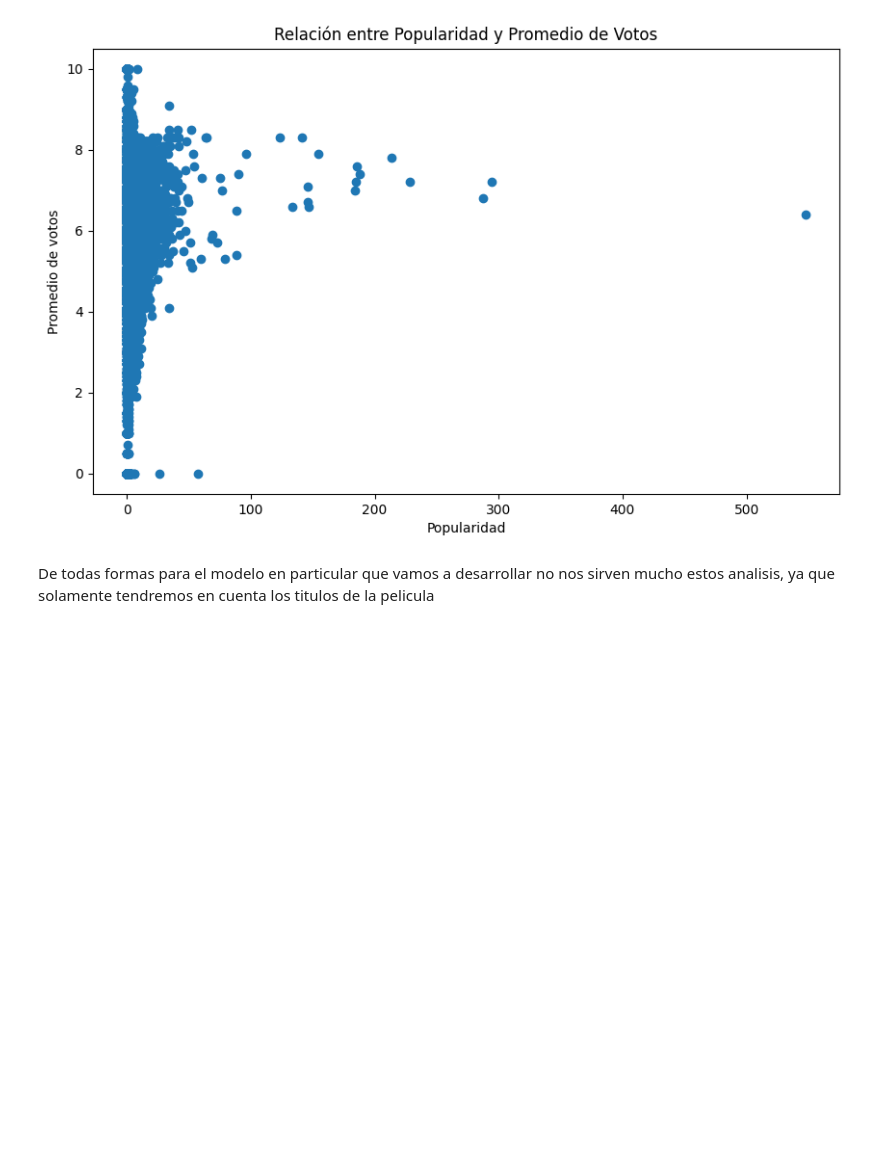
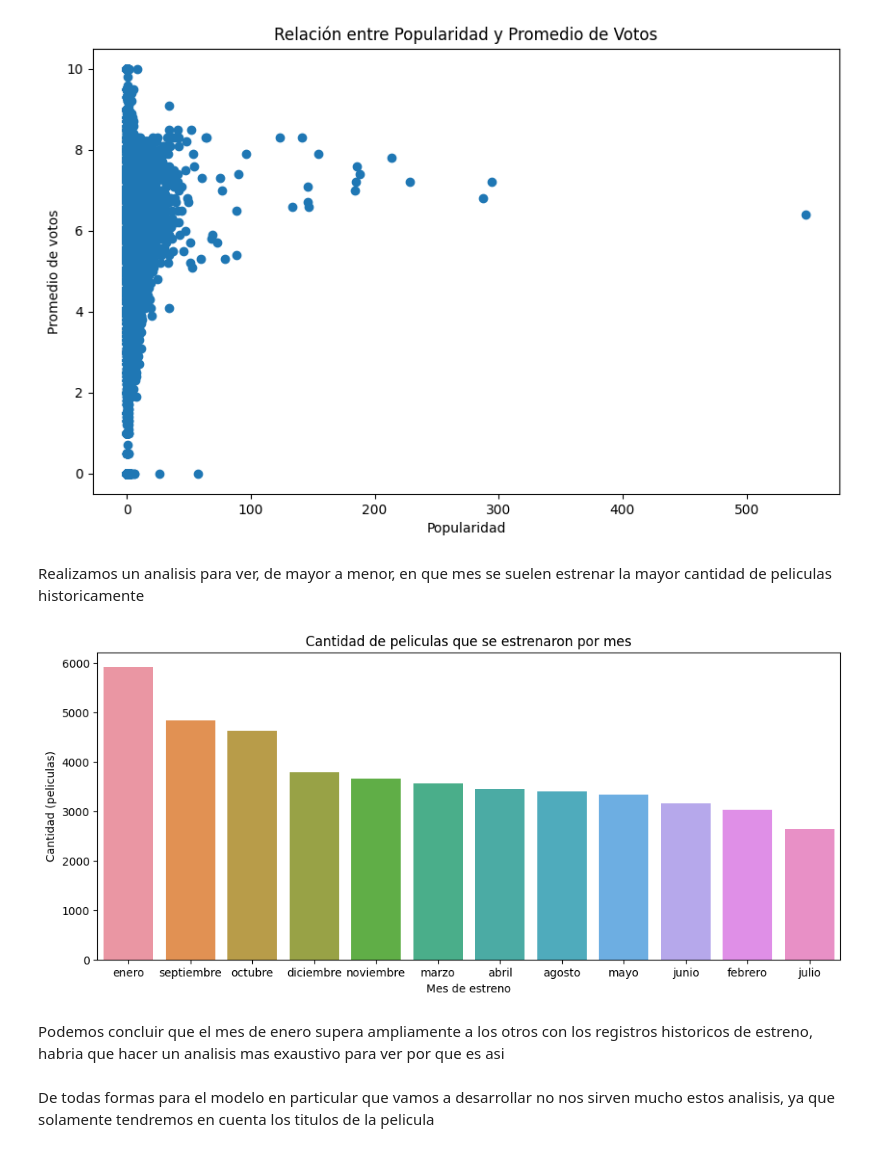
Before and after one commit to Martinez-Pablo/proyect-henry, a Jupyter notebook: EDA.ipynb, the cells around one changed output. Drawn from its saved outputs; the diff is of its cells as text; code cells hidden in the pictures; blank space fills up the shorter version.

```diff
--- a/EDA.ipynb
+++ b/EDA.ipynb
@@ -155,6 +207,19 @@ plt.title('Relación entre Popularidad y Promedio de Votos')
 plt.show()
 # %% [output]
 [figure]
+# %% [markdown]
+Realizamos un analisis para ver, de mayor a menor, en que mes se suelen estrenar la mayor cantidad de peliculas historicamente
+# %%
+plt.figure(figsize=(12, 5))
+sns.countplot(x='release_month', data=df, order=df['release_month'].value_counts().index)
+plt.xlabel('Mes de estreno')
+plt.ylabel('Cantidad (peliculas)')
+plt.title('Cantidad de peliculas que se estrenaron por mes')
+plt.show()
+# %% [output]
+[figure, added]
+# %% [markdown]
+Podemos concluir que el mes de enero supera ampliamente a los otros con los registros historicos de estreno, habria que hacer un analisis mas exaustivo para ver por que es asi
 # %% [markdown]
 De todas formas para el modelo en particular que vamos a desarrollar no nos sirven mucho estos analisis, ya que solamente tendremos en cuenta los titulos de la pelicula
 # %% [markdown]
```
Also changed, not shown: parts of 12 cells of this notebook, 2 other files.
